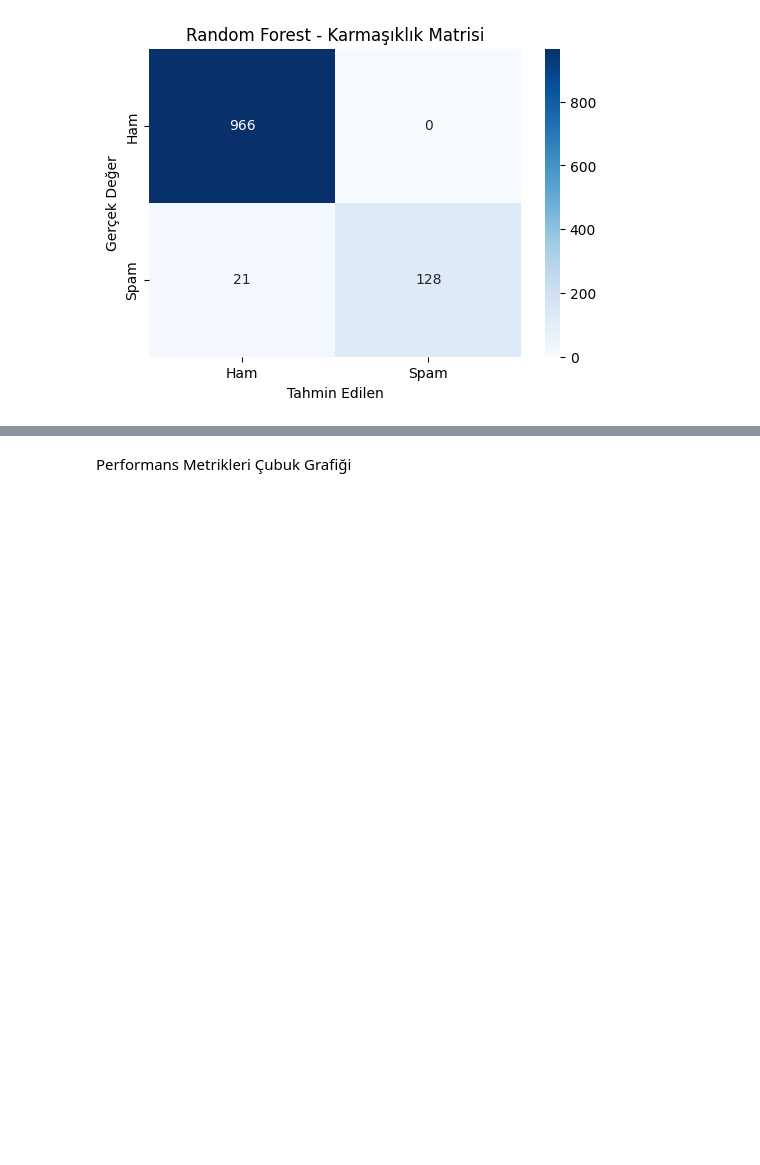
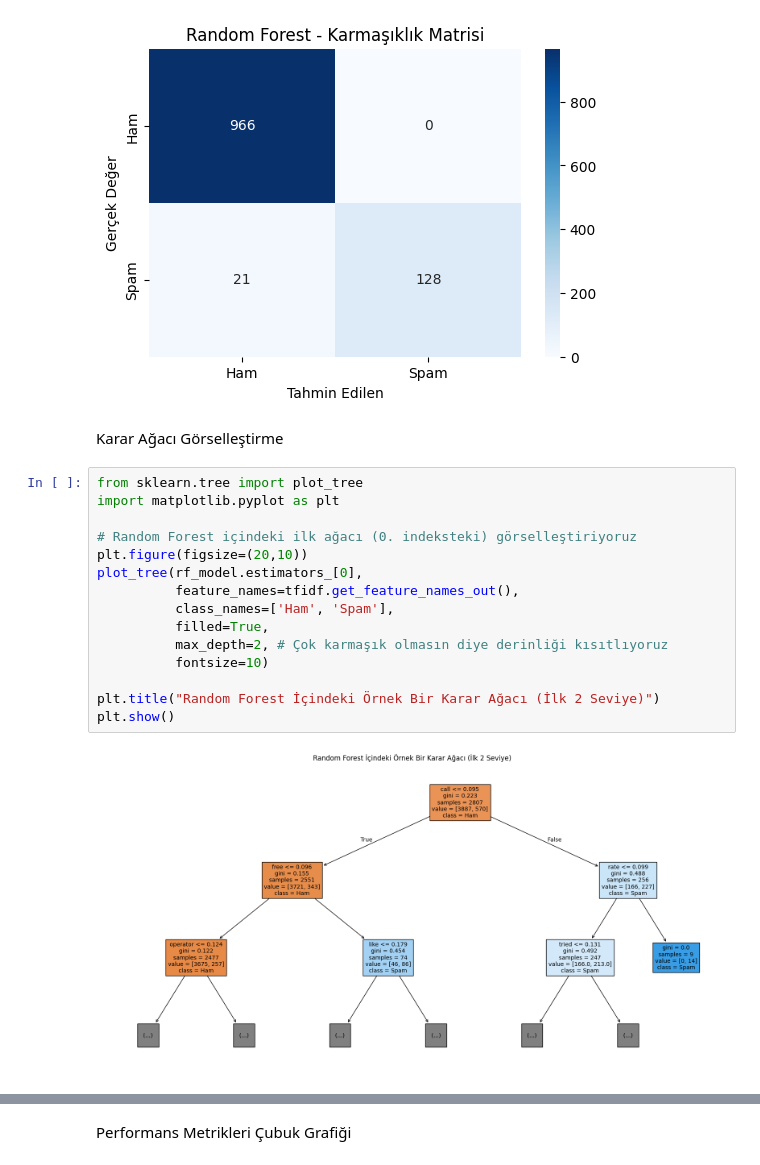
Before and after one commit to zeynepbykn/SMS_Spam_Tespiti_Proje, a Jupyter notebook: SMS_spam_veriBilimi_proje.ipynb, the cells around one changed output, grey strips where cells are left out. Drawn from its saved outputs; the diff is of its cells as text; blank space fills up the shorter version.

```diff
--- a/SMS_spam_veriBilimi_proje.ipynb
+++ b/SMS_spam_veriBilimi_proje.ipynb
@@ -174,3 +308,22 @@ plt.title('Random Forest - Karmaşıklık Matrisi')
 plt.show()
 # %% [output]
 [figure]
+# %% [markdown]
+Karar Ağacı Görselleştirme
+# %%
+from sklearn.tree import plot_tree
+import matplotlib.pyplot as plt
+
+# Random Forest içindeki ilk ağacı (0. indeksteki) görselleştiriyoruz
+plt.figure(figsize=(20,10))
+plot_tree(rf_model.estimators_[0],
+          feature_names=tfidf.get_feature_names_out(),
+          class_names=['Ham', 'Spam'],
+          filled=True,
+          max_depth=2, # Çok karmaşık olmasın diye derinliği kısıtlıyoruz
+          fontsize=10)
+
+plt.title("Random Forest İçindeki Örnek Bir Karar Ağacı (İlk 2 Seviye)")
+plt.show()
+# %% [output]
+[figure, added]
```
Also changed, not shown: parts of 8 cells of this notebook.
